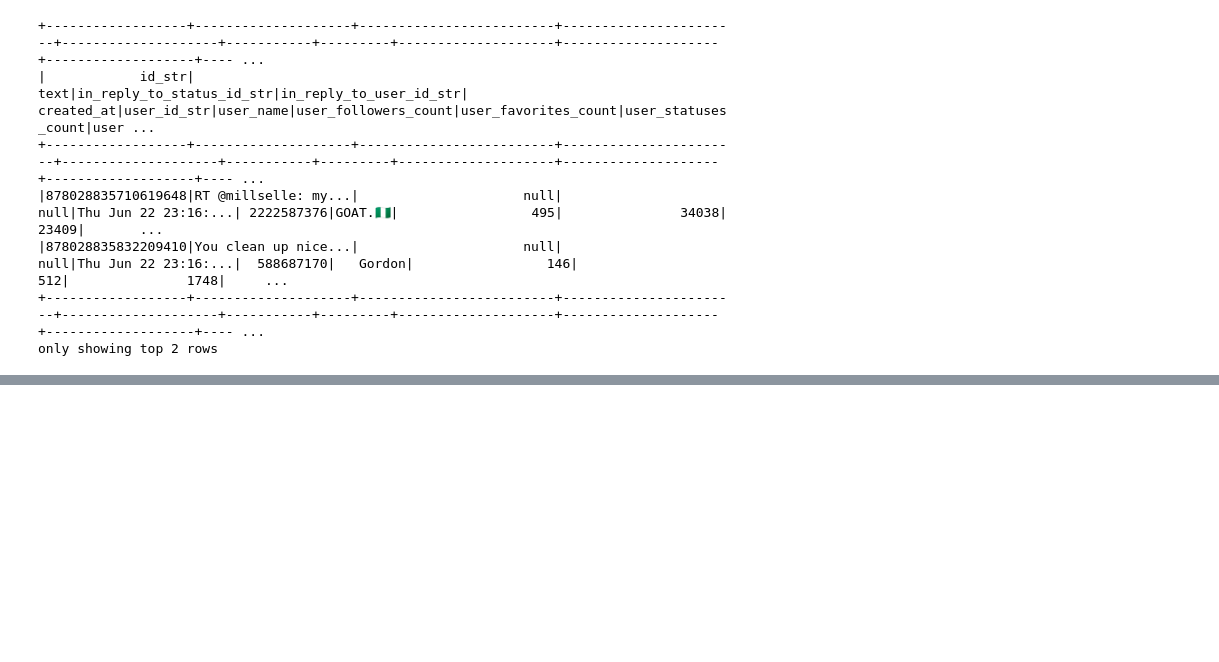
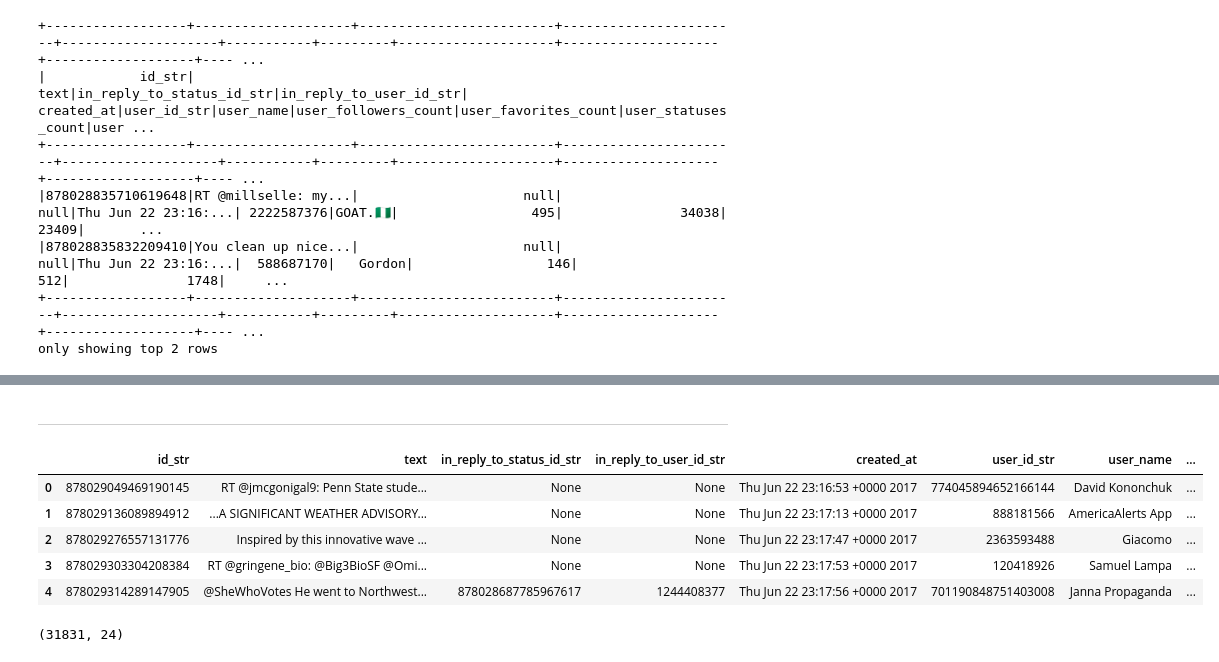
Before and after one commit to DoinGodsWork37/BigDataEngg, a Jupyter notebook: final_project/Getting University Data.ipynb, the cells around one changed output, grey strips where cells are left out. Saved outputs shown, nothing was run; the diff lists cells and outputs as text; code cells hidden in the pictures; blank space fills up the shorter version.

```diff
--- a/final_project/Getting University Data.ipynb
+++ b/final_project/Getting University Data.ipynb
@@ -54,7 +54,7 @@ WARNING: log4j.properties is not found. HADOOP_CONF_DIR may be incomplete.
 Java HotSpot(TM) 64-Bit Server VM warning: ignoring option MaxPermSize=512M; support was removed in 8.0
 # %%
 # json_file = "hdfs:///user/ivy2/Tweets/tweets*.json"
-json_file = "hdfs:///user/ivy2/Tweets/tweets20170622*.json"
+json_file = "hdfs:///user/ivy2/Tweets/tweets2017*.json"
 df=spark.read.json(json_file)
 # %%
 fields_to_keep = ["id_str",
@@ -166,0 +193,12 @@ Found 2 items
+# %% [markdown]
+-----------------------------
+# %%
+pdf_university = df_university.toPandas()
+pdf_university.head()
+# %% [output]
+|  | id_str | text | in_reply_to_status_id_str | in_reply_to_user_id_str | created_at | user_id_str | user_name | ... |
+| 0 | 878029049469190145 | RT @jmcgonigal9: Penn State stude... | None | None | Thu Jun 22 23:16:53 +0000 2017 | 774045894652166144 | David Kononchuk | ... |
+| 1 | 878029136089894912 | ...A SIGNIFICANT WEATHER ADVISORY... | None | None | Thu Jun 22 23:17:13 +0000 2017 | 888181566 | AmericaAlerts App | ... |
+| 2 | 878029276557131776 | Inspired by this innovative wave ... | None | None | Thu Jun 22 23:17:47 +0000 2017 | 2363593488 | Giacomo | ... |
+| 3 | 878029303304208384 | RT @gringene_bio: @Big3BioSF @Omi... | None | None | Thu Jun 22 23:17:53 +0000 2017 | 120418926 | Samuel Lampa | ... |
+| 4 | 878029314289147905 | @SheWhoVotes He went to Northwest... | 878028687785967617 | 1244408377 | Thu Jun 22 23:17:56 +0000 2017 | 701190848751403008 | Janna Propaganda | ... |
@@ -166,0 +221,4 @@ Found 2 items
+# %%
+pdf_university.shape
+# %% [output]
+(31831, 24)
```
Also changed, not shown: parts of 7 cells of this notebook, 3 other files.
